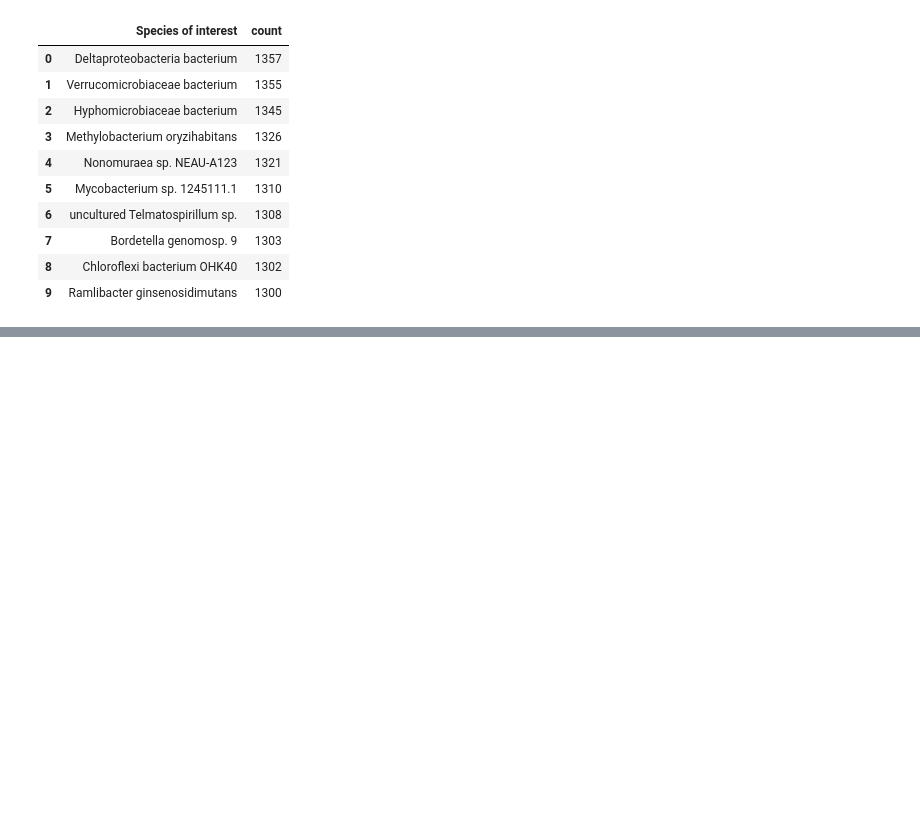
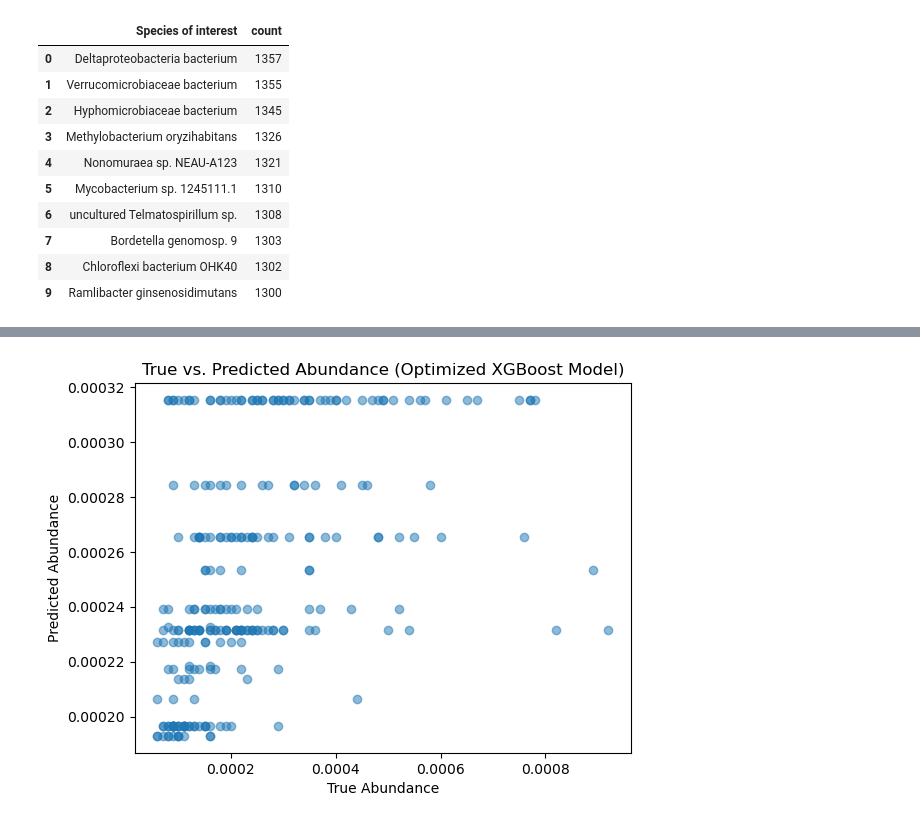
Before and after one commit to nmr2701/506-project, a Jupyter notebook: pipeline.ipynb, the cells around one changed output, grey strips where cells are left out. Drawn from its saved outputs; the diff is of its cells as text; code cells hidden in the pictures; blank space fills up the shorter version.

Commit message:
trying models and deep learning

```diff
--- a/pipeline.ipynb
+++ b/pipeline.ipynb
@@ -152,0 +179,11 @@ for species in species_name:
+# %%
+features = [
+    'temperature_preference', 'pH_preference', 'soilTemp', 'soilMoisture',
+    'soilInWaterpH', 'soilInCaClpH', 'latitude', 'longitude', 'elevation', "temp stds away", "pH stds away", "pH soilInCaClpH away"
+]
+
+# features = [col for col in species_data.select_dtypes(include='number').columns if col != 'percentage']
+# features = ['soilTemp', 'soilInCaClpH', "n_samples", "soilMoisture"]
+
+categorical_features = ['nlcdClass']
+target = 'percentage'
@@ -152,0 +282,88 @@ for species in species_name:
+# %%
+# Fill each missing value with the median of the corresponding column
+X_train = X_train.fillna(X_train.median())
+X_test = X_test.fillna(X_train.median())
+# %%
+features = X_train.columns
+# %%
+# Train an XGBoost model
+from xgboost import XGBRegressor
+from sklearn.metrics import mean_squared_error, r2_score
+from sklearn.preprocessing import StandardScaler
+from sklearn.model_selection import GridSearchCV
+
+# Standardize features
+print("Standardizing features...")
+scaler = StandardScaler()
+X_train_scaled = scaler.fit_transform(X_train)
+X_test_scaled = scaler.transform(X_test)
+
+# Define the XGBoost model
+xgb_model = XGBRegressor(random_state=42)
+
+# Set up the parameter grid for optimization
+param_grid = {
+    'n_estimators': [100, 200, 300],          # Number of trees
+    'max_depth': [3, 5, 7],                  # Maximum tree depth
+    'learning_rate': [0.01, 0.1, 0.2],       # Learning rate
+    'subsample': [0.8, 1.0],                 # Subsample ratio
+    'colsample_bytree': [0.8, 1.0],          # Fraction of features to be randomly sampled for each tree
+    'gamma': [0, 1]                          # Minimum loss reduction to make a split
+}
+
+
+# Set up the GridSearchCV
+print("Starting Grid Search for XGBoost...")
+grid_search = GridSearchCV(
+    estimator=xgb_model,
+    param_grid=param_grid,
+    cv=5,  # 5-fold cross-validation
+    scoring='r2',  # Use R² score for evaluation
+    n_jobs=-1,     # Use all available cores
+    verbose=2      # Verbosity mode
+)
+
+# Perform the grid search
+grid_search.fit(X_train_scaled, y_train)
+
+# Retrieve the best model and parameters
+best_xgb_model = grid_search.best_estimator_
+best_params = grid_search.best_params_
+best_r2_cv = grid_search.best_score_
+
+print("\nBest Hyperparameters for XGBoost:", best_params)
+print(f"Best R² Score from Cross-Validation: {best_r2_cv:.2f}")
+
+# Evaluate the optimized model on the test set
+print("Evaluating the optimized XGBoost model on the test set...")
+y_pred_optimized = best_xgb_model.predict(X_test_scaled)
+optimized_r2 = r2_score(y_test, y_pred_optimized)
+optimized_mse = mean_squared_error(y_test, y_pred_optimized)
+
+print(f"Test R²: {optimized_r2:.2f}")
+print(f"Mean Squared Error: {optimized_mse:.2f}")
+
+# Visualize predictions vs. true values
+print("Visualizing predictions vs. true values...")
+plt.scatter(y_test, y_pred_optimized, alpha=0.5)
+plt.xlabel("True Abundance")
+plt.ylabel("Predicted Abundance")
+plt.title("True vs. Predicted Abundance (Optimized XGBoost Model)")
+plt.show()
+
+
+
+# Feature importance
+importances = best_xgb_model.feature_importances_
+feature_importances = pd.DataFrame({'feature': features, 'importance': importances})
+feature_importances = feature_importances.sort_values('importance', ascending=False)
+print(feature_importances)
+
+# Plot the feature importances
+plt.figure(figsize=(10, 6))
+plt.bar(feature_importances['feature'], feature_importances['importance'])
+plt.xlabel('Feature')
+plt.ylabel('Importance')
+plt.title('Feature Importance')
+plt.show()
+# %% [output]
@@ -152,0 +387 @@ for species in species_name:
+[figure, added]
```
Also changed, not shown: parts of 25 cells of this notebook.
